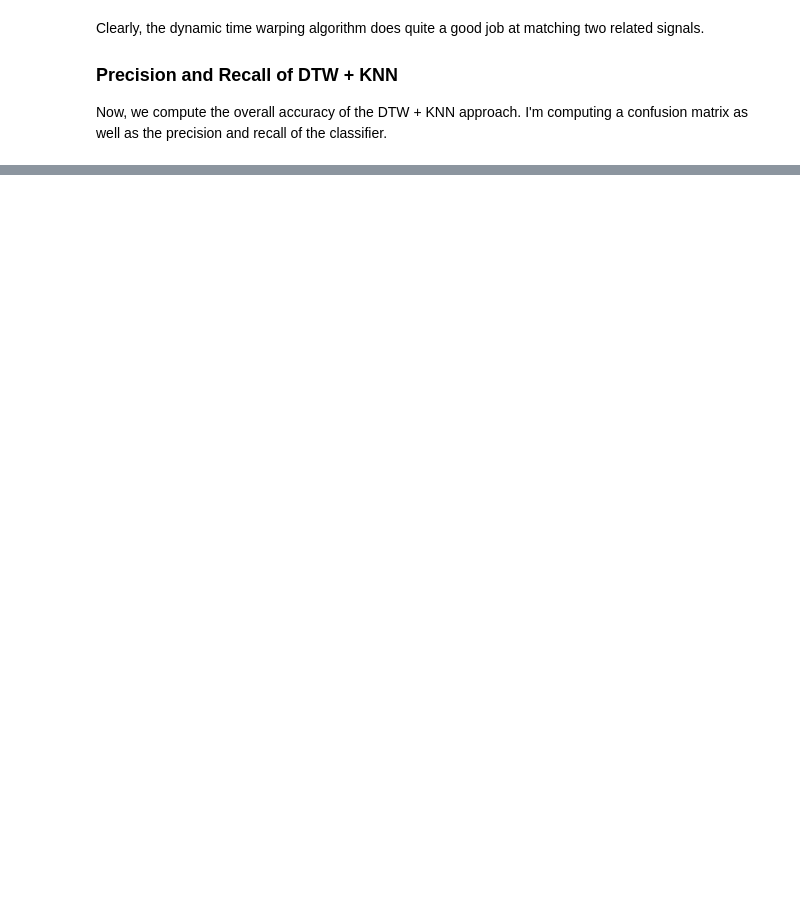
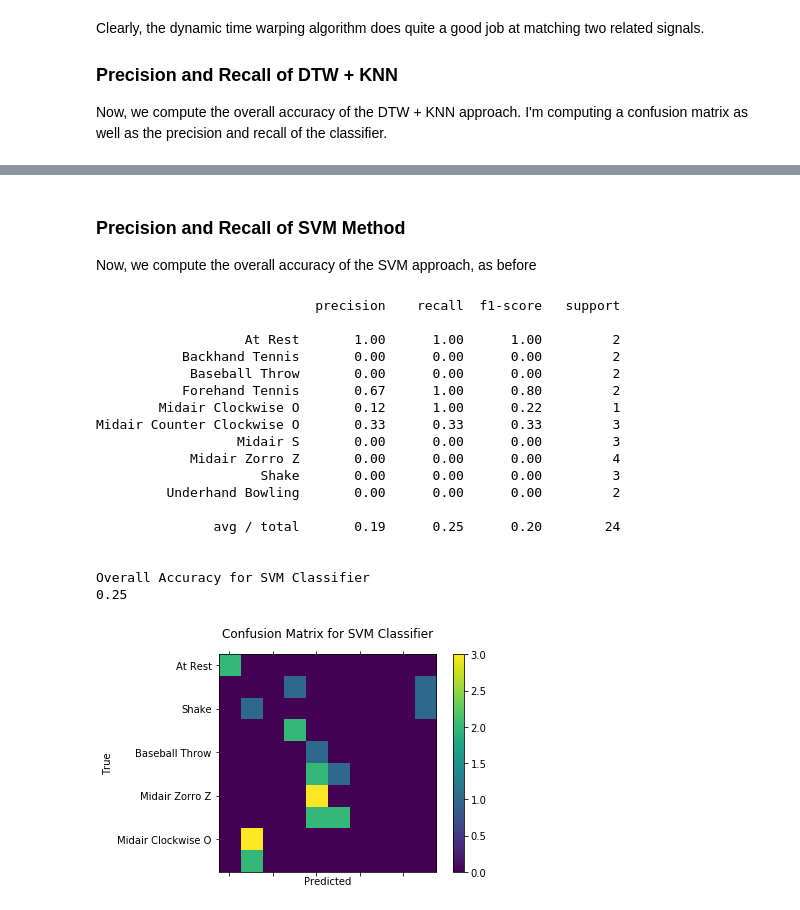
Before and after one commit to CBR0MS/gestureRecognitionHAII, a Jupyter notebook: GestureRecognition.ipynb, the cells around one changed output, grey strips where cells are left out. Drawn from its saved outputs; the diff is of its cells as text; code cells hidden in the pictures; blank space fills up the shorter version.

```diff
--- a/GestureRecognition.ipynb
+++ b/GestureRecognition.ipynb
@@ -625,0 +595,54 @@ print(acc)
+# %% [markdown]
+### Precision and Recall of SVM Method
+
+Now, we compute the overall accuracy of the SVM approach, as before
+# %%
+import itertools
+
+# Compute confusion matrix
+cnf_matrix = confusion_matrix(test, pred)
+
+print (classification_report(test, pred))
+
+acc = accuracy_score(test, pred, normalize=True)
+print("\nOverall Accuracy for SVM Classifier")
+print(acc)
+
+class_names = set()
+for gesture in cleaned_provided_data:
+    class_names.add(gesture)
+
+class_names = list(class_names)
+
+# Plot confusion matrix
+# https://stackoverflow.com/a/19252430
+fig = plt.figure()
+ax = fig.add_subplot(111)
+cax = ax.matshow(cnf_matrix)
+plt.title("Confusion Matrix for SVM Classifier")
+fig.colorbar(cax)
+ax.set_xticklabels([''] )
+ax.set_yticklabels([''] + class_names)
+plt.xlabel('Predicted')
+plt.ylabel('True')
+plt.show()
+# %% [output]
+                            precision    recall  f1-score   support
+
+                   At Rest       1.00      1.00      1.00         2
+           Backhand Tennis       0.00      0.00      0.00         2
+            Baseball Throw       0.00      0.00      0.00         2
+           Forehand Tennis       0.67      1.00      0.80         2
+        Midair Clockwise O       0.12      1.00      0.22         1
+Midair Counter Clockwise O       0.33      0.33      0.33         3
+                  Midair S       0.00      0.00      0.00         3
+            Midair Zorro Z       0.00      0.00      0.00         4
+                     Shake       0.00      0.00      0.00         3
+         Underhand Bowling       0.00      0.00      0.00         2
+
+               avg / total       0.19      0.25      0.20        24
+
+
+Overall Accuracy for SVM Classifier
+0.25
+[figure, added]
```
Also changed, not shown: parts of 10 cells of this notebook.
